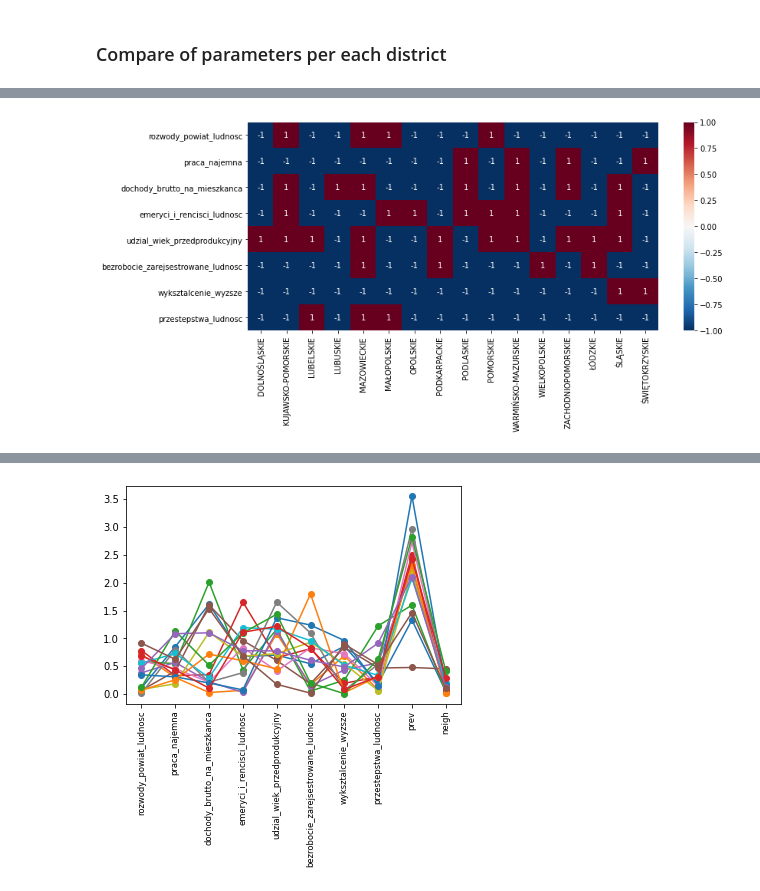
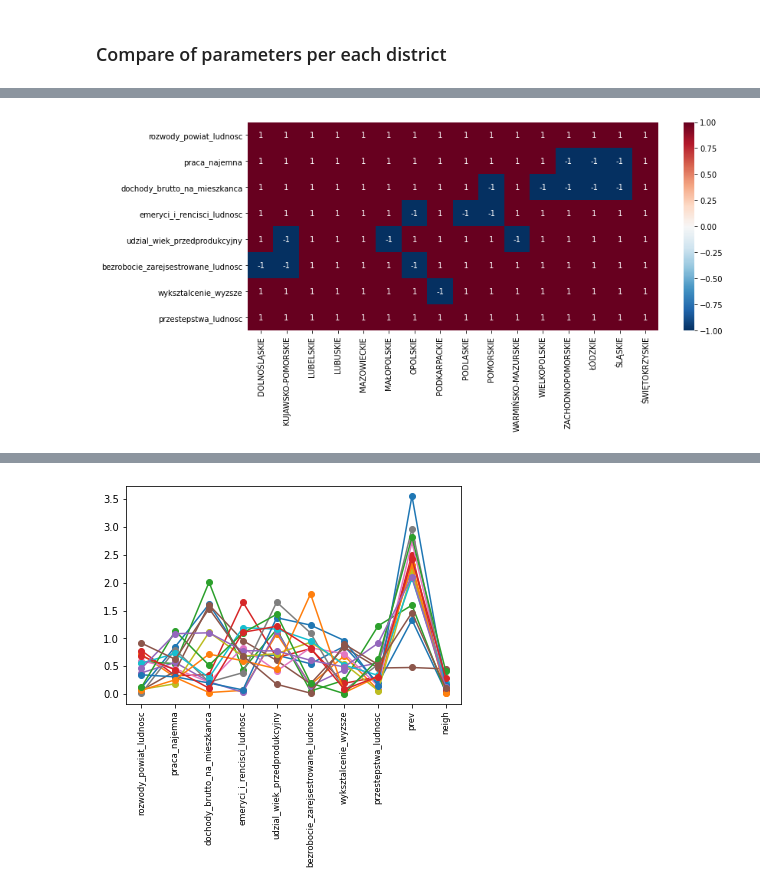
Before and after one commit to MarBry111/Forecast_Election_Poland, a Jupyter notebook: Model_III_MOREparameters_just_model.ipynb, the cells around one changed output, grey strips where cells are left out. Drawn from its saved outputs; the diff is of its cells as text; code cells hidden in the pictures.

```diff
--- a/Model_III_MOREparameters_just_model.ipynb
+++ b/Model_III_MOREparameters_just_model.ipynb
@@ -500,12 +708,11 @@ plt.show()
 # %%
 fig, ax = plt.subplots(figsize=(12,5))
-df = pd.DataFrame(- np.sign(
-    a_step[:,:-2] *
+df = pd.DataFrame(np.sign(
     ( X[:,:,:-2].max((0))) - X[:,:,:-2].min((0)) /2
                  ))
 df.columns = high_cols
 df.index = color_new.index
 sn.heatmap(df.T, annot=True, cmap='RdBu_r', ax=ax)
-plt.show()
+plt.savefig('model/model_III/wojmaz_min_div2_only.pdf',  bbox_inches='tight')
 # %% [output]
-[figure, old version]
+[figure, new version]
```
Also changed, not shown: parts of 31 cells of this notebook, 5 other files.
